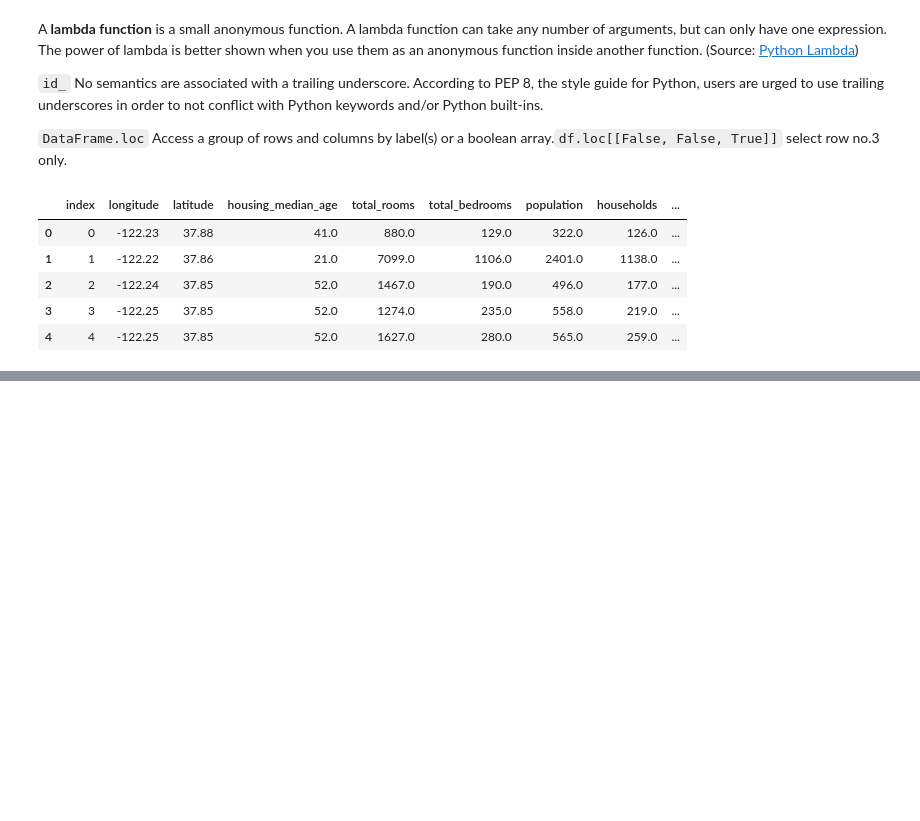
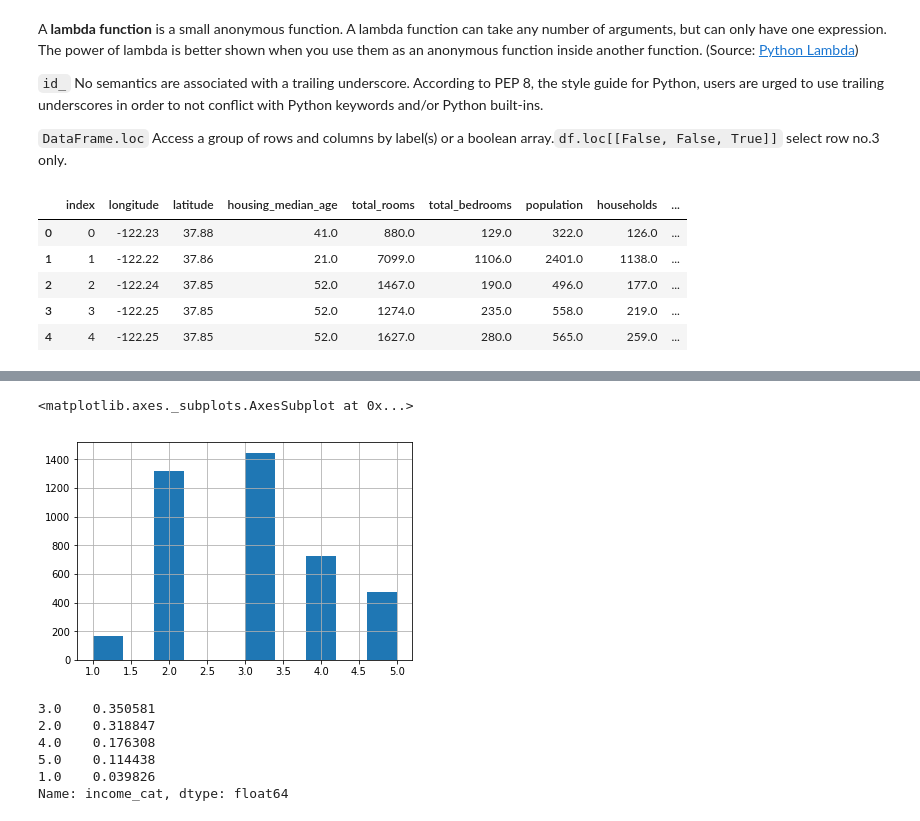
Before and after one commit to Magicbeanbuyer/Hands-On-Machine-Learning, a Jupyter notebook: Chapter 2 – End-to-end Machine Learning project.ipynb, the cells around one changed output, grey strips where cells are left out. Saved outputs shown, nothing was run; the diff lists cells and outputs as text; code cells hidden in the pictures; blank space fills up the shorter version.

```diff
--- a/Chapter 2 – End-to-end Machine Learning project.ipynb
+++ b/Chapter 2 – End-to-end Machine Learning project.ipynb
@@ -171,0 +288,18 @@ It is important to have a sufficient number of instances in your dataset for eac
+# %%
+sss_test_set["income_cat"].hist()
+# %% [output]
+<matplotlib.axes._subplots.AxesSubplot at 0x...>
+[figure, added]
+# %%
+def proportion_calculator(df,column):
+    return df[column].value_counts()/len(df)
+
+a = proportion_calculator(housing,"income_cat")
+a
+# %% [output]
+3.0    0.350581
+2.0    0.318847
+4.0    0.176308
+5.0    0.114438
+1.0    0.039826
+Name: income_cat, dtype: float64
```
Also changed, not shown: parts of 23 cells of this notebook.
